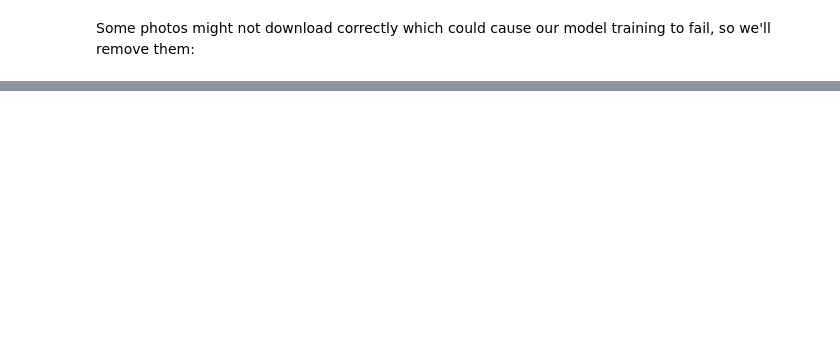
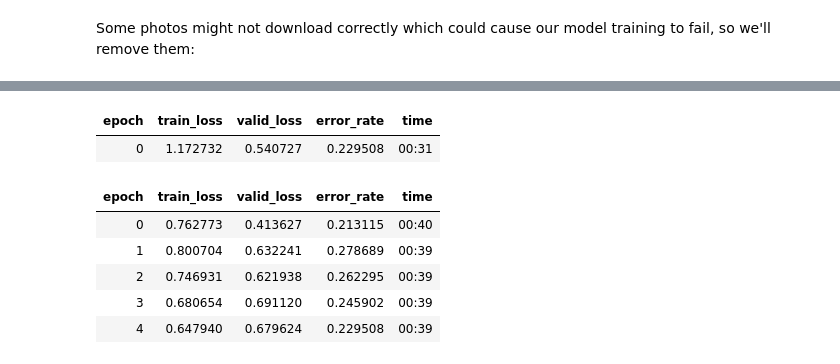
Before and after one commit to bernardodemelo/llama-or-alpaca, a Jupyter notebook: llama-or-alpaca.ipynb, the cells around one changed output, grey strips where cells are left out. Saved outputs shown, nothing was run; the diff lists cells and outputs as text; code cells hidden in the pictures; blank space fills up the shorter version.

```diff
--- a/llama-or-alpaca.ipynb
+++ b/llama-or-alpaca.ipynb
@@ -86,0 +143,21 @@ print(f"Probability it's a llama: {probs[0]:.4f}")
+# %%
+dls = DataBlock(
+    blocks=(ImageBlock, CategoryBlock),
+    get_items=get_image_files,
+    splitter=RandomSplitter(valid_pct=0.2, seed=42),  # same split but now on cleaned data
+    get_y=parent_label,
+    item_tfms=[Resize(128, ResizeMethod.Pad, pad_mode='zeros')],
+    batch_tfms=aug_transforms(mult=2)
+).dataloaders(path, bs=32)
+# %%
+learn = vision_learner(dls, resnet34, metrics=error_rate)
+learn.fine_tune(5)
+# %% [output]
+| epoch | train_loss | valid_loss | error_rate | time |
+| 0 | 1.172732 | 0.540727 | 0.229508 | 00:31 |
+| epoch | train_loss | valid_loss | error_rate | time |
+| 0 | 0.762773 | 0.413627 | 0.213115 | 00:40 |
+| 1 | 0.800704 | 0.632241 | 0.278689 | 00:39 |
+| 2 | 0.746931 | 0.621938 | 0.262295 | 00:39 |
+| 3 | 0.680654 | 0.691120 | 0.245902 | 00:39 |
+| 4 | 0.647940 | 0.679624 | 0.229508 | 00:39 |
```
Also changed, not shown: parts of 32 cells of this notebook.
